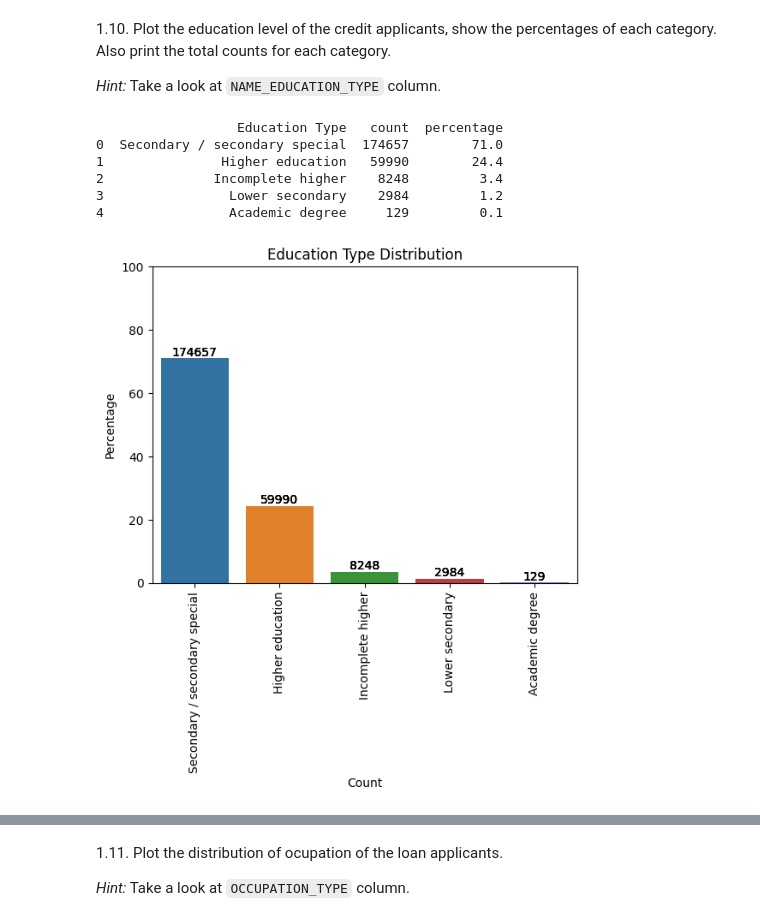
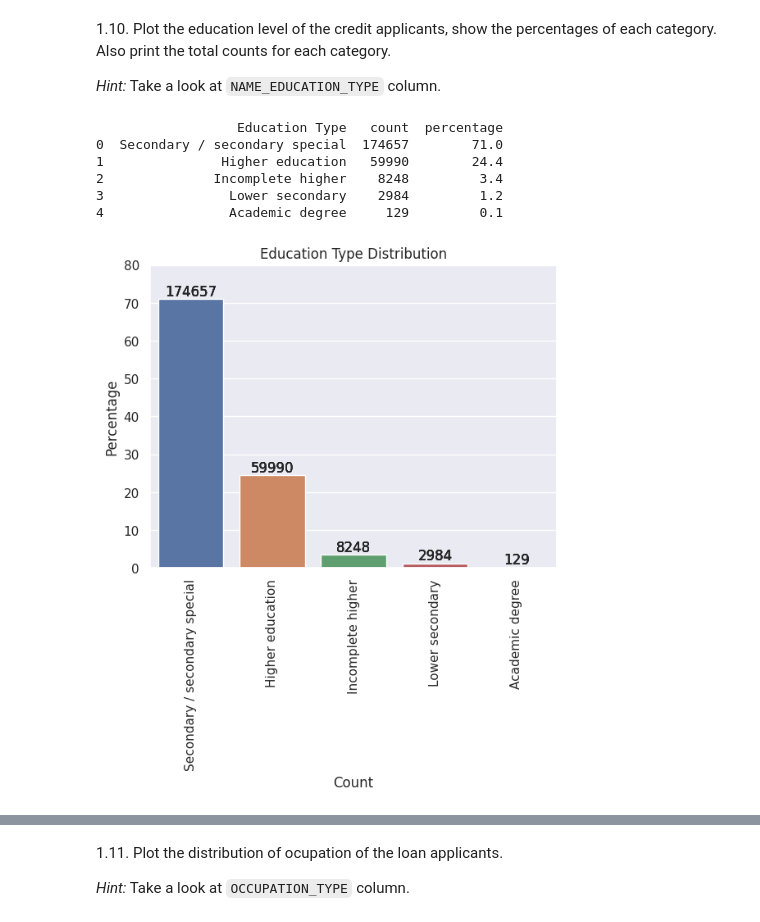
Before and after one commit to murru-dev/anyone-ai-project-2, a Jupyter notebook: AnyoneAI - Sprint Project 02.ipynb, the cells around one changed output, grey strips where cells are left out. Saved outputs shown, nothing was run; the diff lists cells and outputs as text; code cells hidden in the pictures.

```diff
--- a/AnyoneAI - Sprint Project 02.ipynb
+++ b/AnyoneAI - Sprint Project 02.ipynb
@@ -30,6 +30,7 @@ import matplotlib.pyplot as plt
 import seaborn as sns
 
 from src import config, data_utils, preprocessing
+sns.set_theme()
 # %% [output]
 The autoreload extension is already loaded. To reload it, use:
   %reload_ext autoreload
@@ -85,7 +86,7 @@ A lot of the analysis of the data can be found on publicly available Kaggle kern
 1.2. Print how many samples do we have in our train and test datasets.
 # %%
 ### TODO Complete in this cell: shape of the dataset
-df = pd.read_csv('./dataset/application_train_aai.csv')
+df = app_train
 df.shape
 # %% [output]
 (246008, 122)
@@ -296,31 +296,31 @@ plt.show()
 # %%
 ### TODO Complete in this cell: level of education plot
 counts_df = df.NAME_EDUCATION_TYPE.value_counts().rename_axis('Education Type').reset_index(name='count')
 percs_df = df.NAME_EDUCATION_TYPE.value_counts(normalize=True).mul(100).round(1).rename_axis('Education Type').reset_index(name='percentage')
 net_distribution = counts_df.merge(percs_df)
 print(net_distribution)
 
 splot = sns.barplot(x='Education Type', y='percentage', data=net_distribution)
 # splot = sns.barplot(x='count', y='percentage', data=net_distribution, hue=net_distribution['Education Type'])
 splot.set(title='Education Type Distribution')
 
 plt.xlabel('Count')
 plt.ylabel('Percentage')
 
 counts = counts_df['count']
 for c in counts:
     plt.bar_label(splot.containers[0], labels=counts, fmt='%.1f')
 
 plt.xticks(rotation=90)
 
-plt.ylim([0, 100])
+plt.ylim([0, 80])
 
 plt.show()
 # %% [output]
                   Education Type   count  percentage
 0  Secondary / secondary special  174657        71.0
 1               Higher education   59990        24.4
 2              Incomplete higher    8248         3.4
 3                Lower secondary    2984         1.2
 4                Academic degree     129         0.1
-[figure, old version]
+[figure, new version]
```
Also changed, not shown: parts of 9 cells of this notebook.
